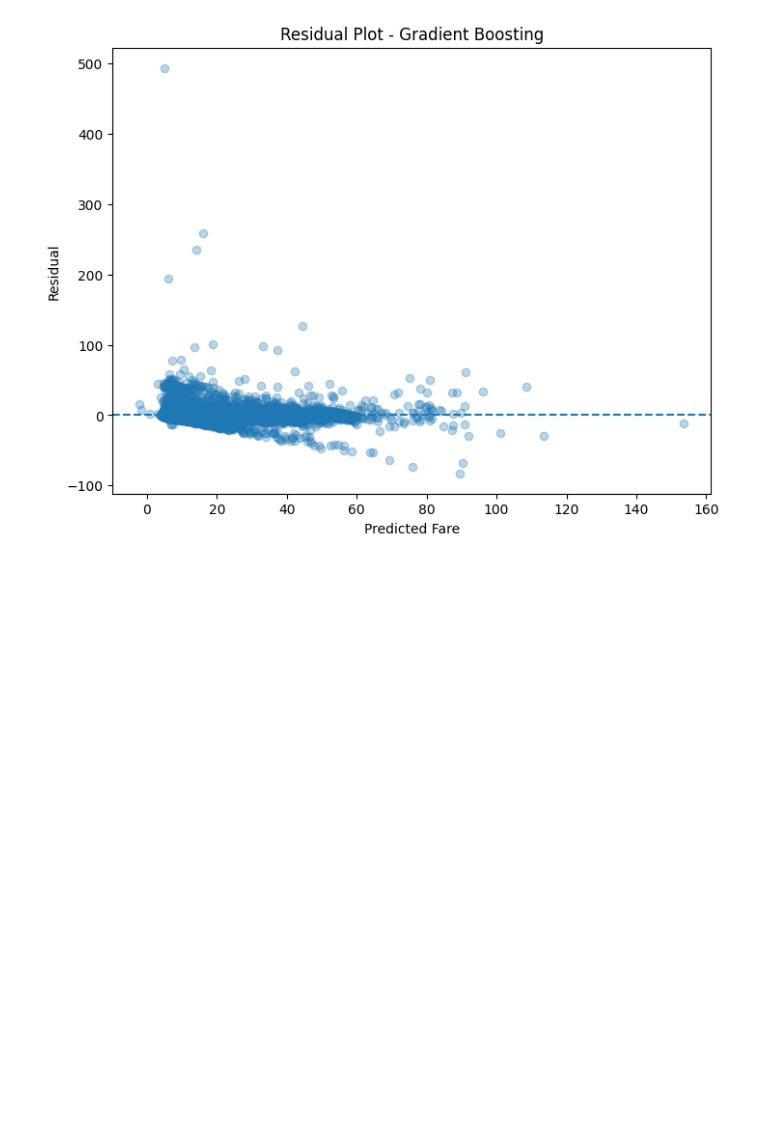
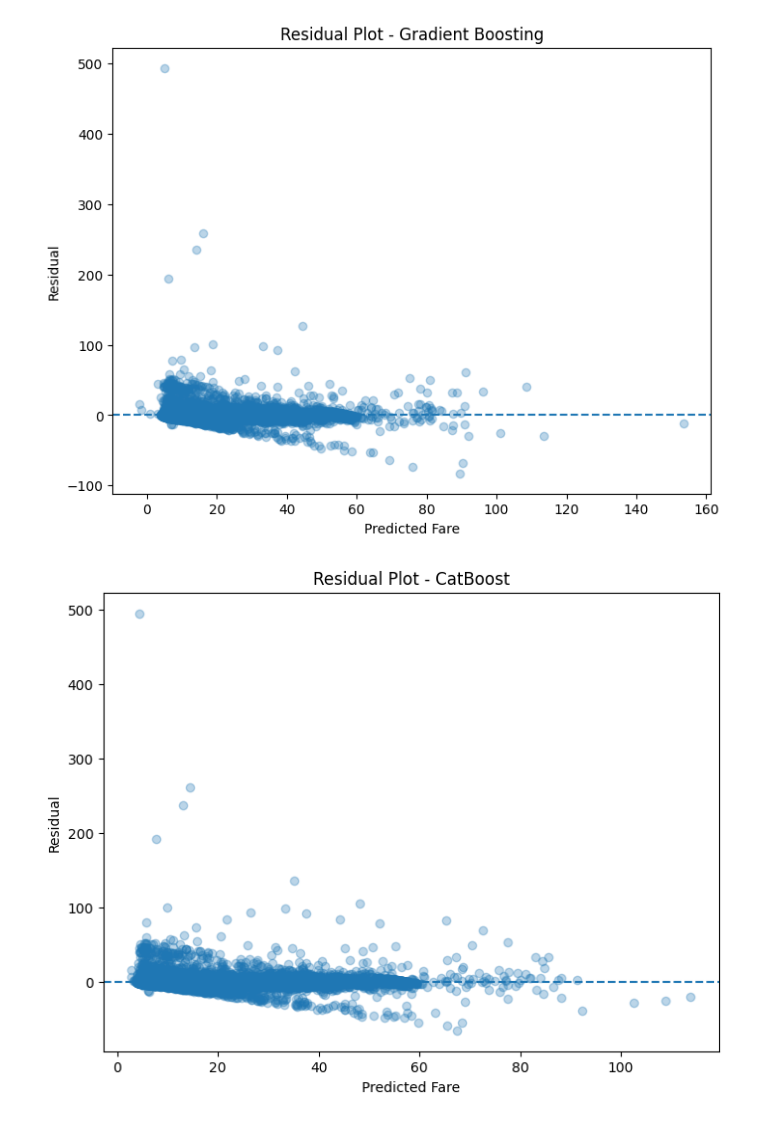
Before and after one commit to samifahim07/Ride-Fare-Estimation, a Jupyter notebook: uber_fare.ipynb, the cells around one changed output. Drawn from its saved outputs; the diff is of its cells as text; code cells hidden in the pictures; blank space fills up the shorter version.

```diff
--- a/uber_fare.ipynb
+++ b/uber_fare.ipynb
@@ -997,3 +997,21 @@ plt.title("Residual Plot - Gradient Boosting")
 plt.show()
 # %% [output]
 [figure]
+# %%
+# Residual Analysis - CatBoost
+
+residual_cat = ytest - ytest_pred_cat
+
+plt.figure(figsize=(8, 6))
+
+plt.scatter(ytest_pred_cat, residual_cat, alpha=0.3)
+
+plt.axhline(y=0, linestyle='--')
+
+plt.xlabel("Predicted Fare")
+plt.ylabel("Residual")
+plt.title("Residual Plot - CatBoost")
+
+plt.show()
+# %% [output]
+[figure, added]
```
